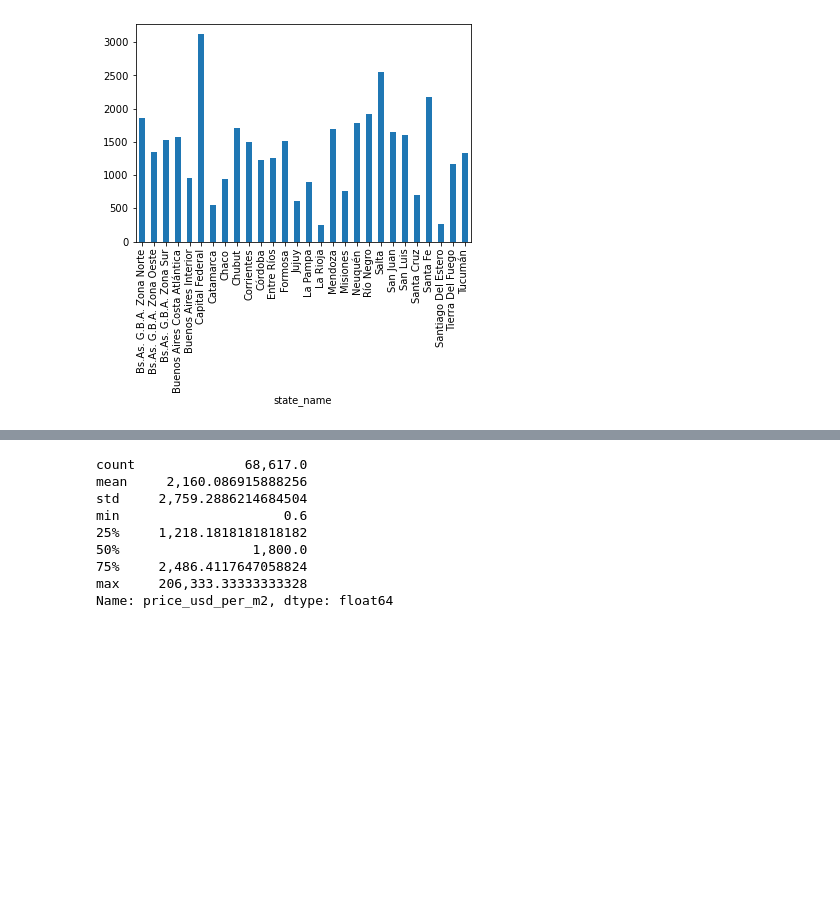
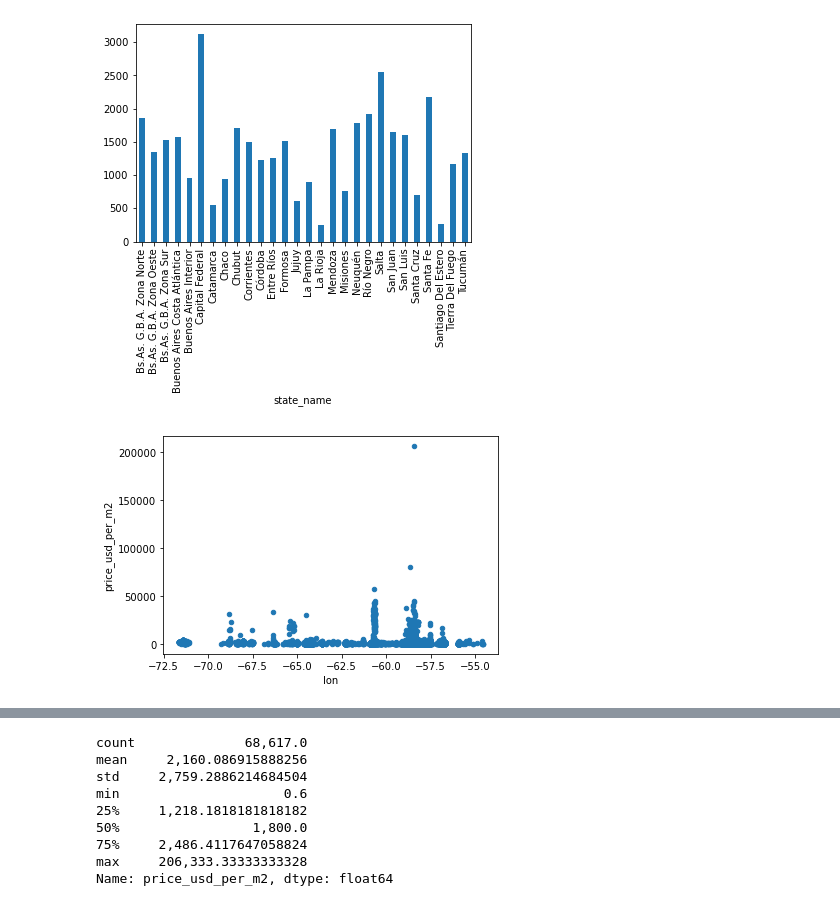
Before and after one commit to carpe-diem/DH-TP1-clear-data-properati, a Jupyter notebook: src/analisis_columnas/17_price_usd__per_m2.ipynb, the cells around one changed output, grey strips where cells are left out. Cells and saved outputs as stored; diff of their text form; code cells hidden in the pictures; blank space fills up the shorter version.

```diff
--- a/src/analisis_columnas/17_price_usd__per_m2.ipynb
+++ b/src/analisis_columnas/17_price_usd__per_m2.ipynb
@@ -60,3 +60,10 @@ data.groupby('state_name')['price_usd_per_m2'].mean().plot.bar()
 # %% [output]
 <AxesSubplot:xlabel='state_name'>
 [figure]
+# %%
+#graficamos un plot para visualizar la dispersión del precio por metro cuadrado en dolares por longitud
+# y observamos como los valores más extremos precios en USD por metro cuadrado se ubican en en la longitud cercana a -58 y -61
+my_plot_surface_total = data.plot("lon", "price_usd_per_m2", kind="scatter")
+plt.show()
+# %% [output]
+[figure, added]
```
Also changed, not shown: parts of 7 cells of this notebook, 4 other files.
